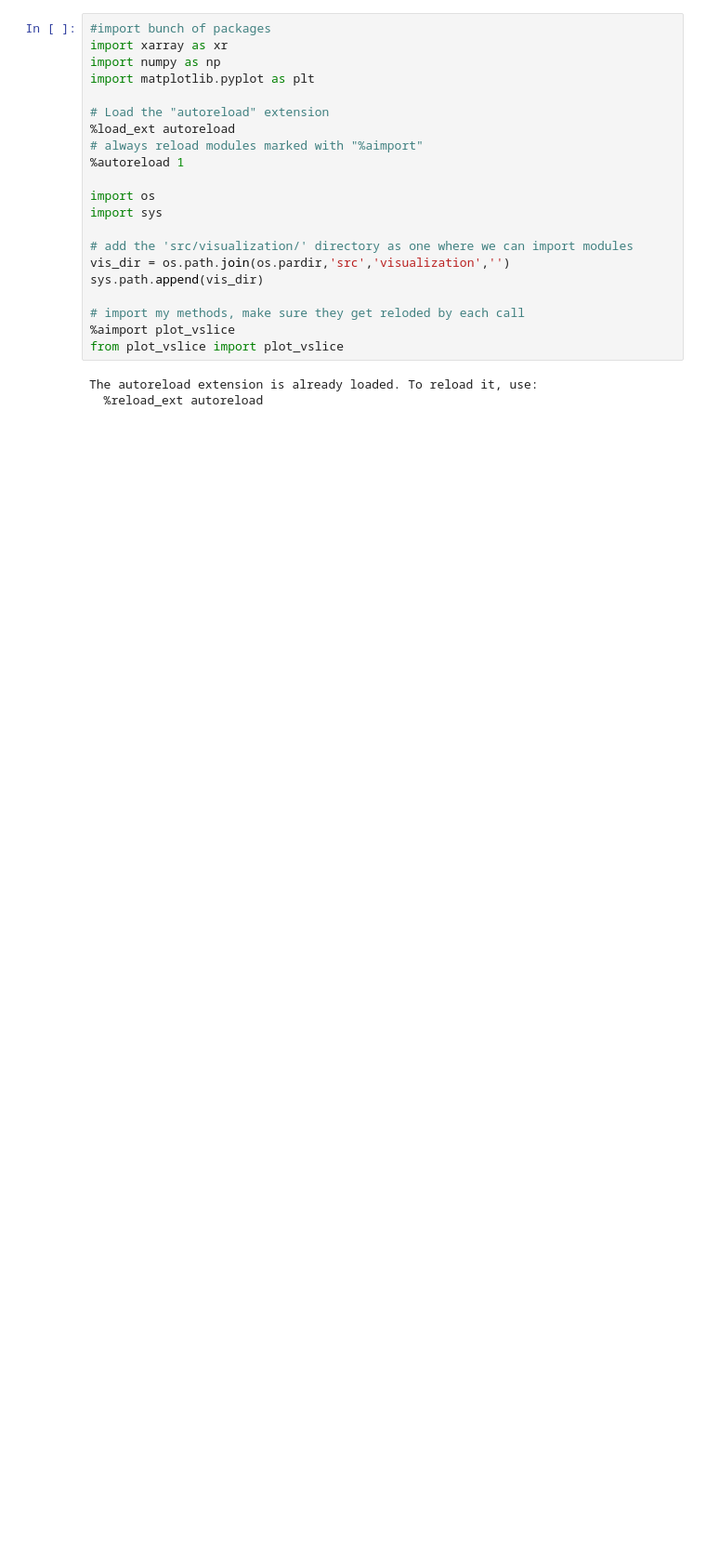
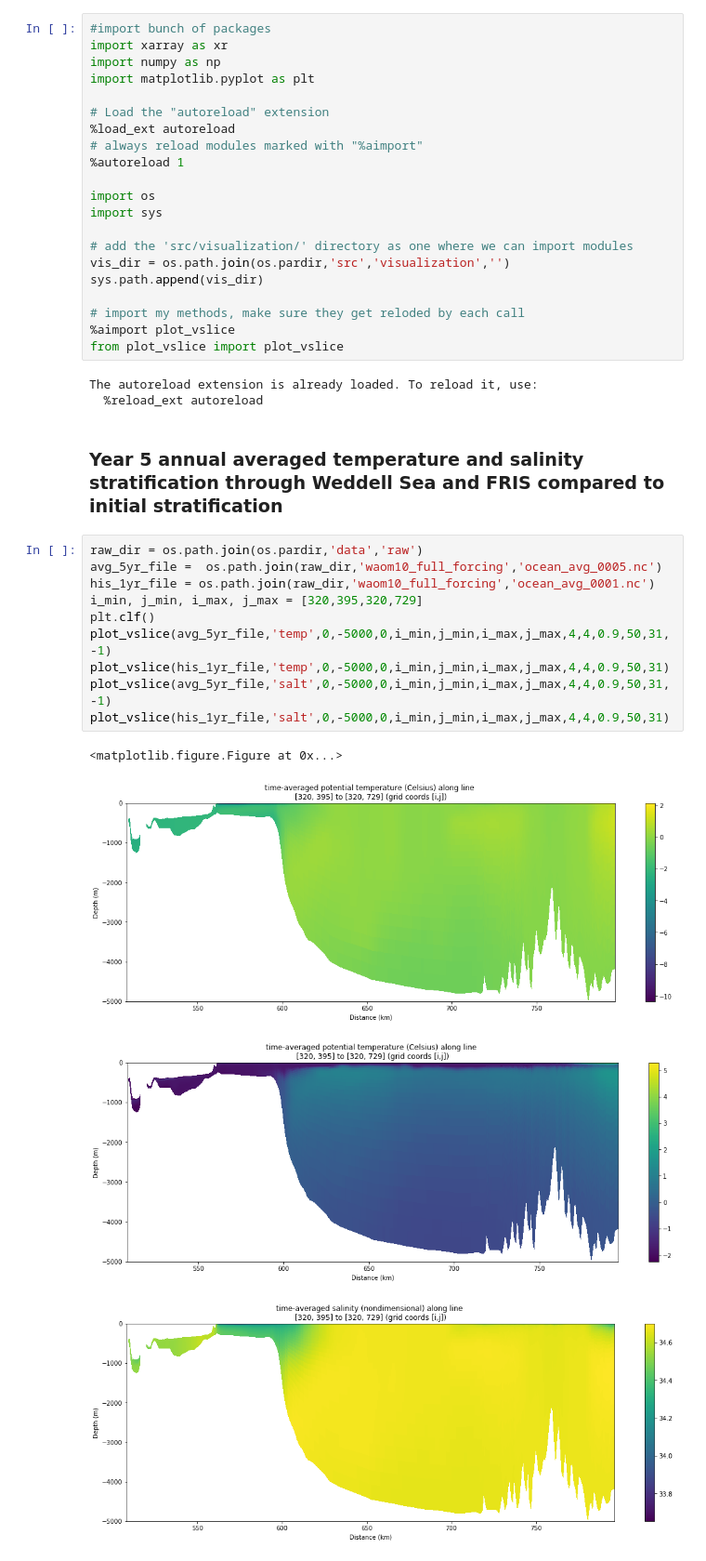
Before and after one commit to kuechenrole/tidal_melting, a Jupyter notebook: notebooks/0.2-kuechenrole-surface_fluxes_tuning.ipynb, the cells around one changed output. Shown at 93% size. Cells and saved outputs as stored; diff of their text form; blank space fills up the shorter version.

```diff
--- a/notebooks/0.2-kuechenrole-surface_fluxes_tuning.ipynb
+++ b/notebooks/0.2-kuechenrole-surface_fluxes_tuning.ipynb
@@ -27,3 +26,20 @@ from plot_vslice import plot_vslice
 # %% [output]
 The autoreload extension is already loaded. To reload it, use:
   %reload_ext autoreload
+# %% [markdown]
+### Year 5 annual averaged temperature and salinity stratification through Weddell Sea and FRIS compared to initial stratification
+# %%
+raw_dir = os.path.join(os.pardir,'data','raw')
+avg_5yr_file =  os.path.join(raw_dir,'waom10_full_forcing','ocean_avg_0005.nc')
+his_1yr_file = os.path.join(raw_dir,'waom10_full_forcing','ocean_avg_0001.nc')
+i_min, j_min, i_max, j_max = [320,395,320,729]
+plt.clf()
+plot_vslice(avg_5yr_file,'temp',0,-5000,0,i_min,j_min,i_max,j_max,4,4,0.9,50,31,-1)
+plot_vslice(his_1yr_file,'temp',0,-5000,0,i_min,j_min,i_max,j_max,4,4,0.9,50,31)
+plot_vslice(avg_5yr_file,'salt',0,-5000,0,i_min,j_min,i_max,j_max,4,4,0.9,50,31,-1)
+plot_vslice(his_1yr_file,'salt',0,-5000,0,i_min,j_min,i_max,j_max,4,4,0.9,50,31)
+# %% [output]
+<matplotlib.figure.Figure at 0x...>
+[figure, added]
+[figure, added]
+[figure, added]
```
Also changed, not shown: parts of 16 cells of this notebook, 10 other files.
